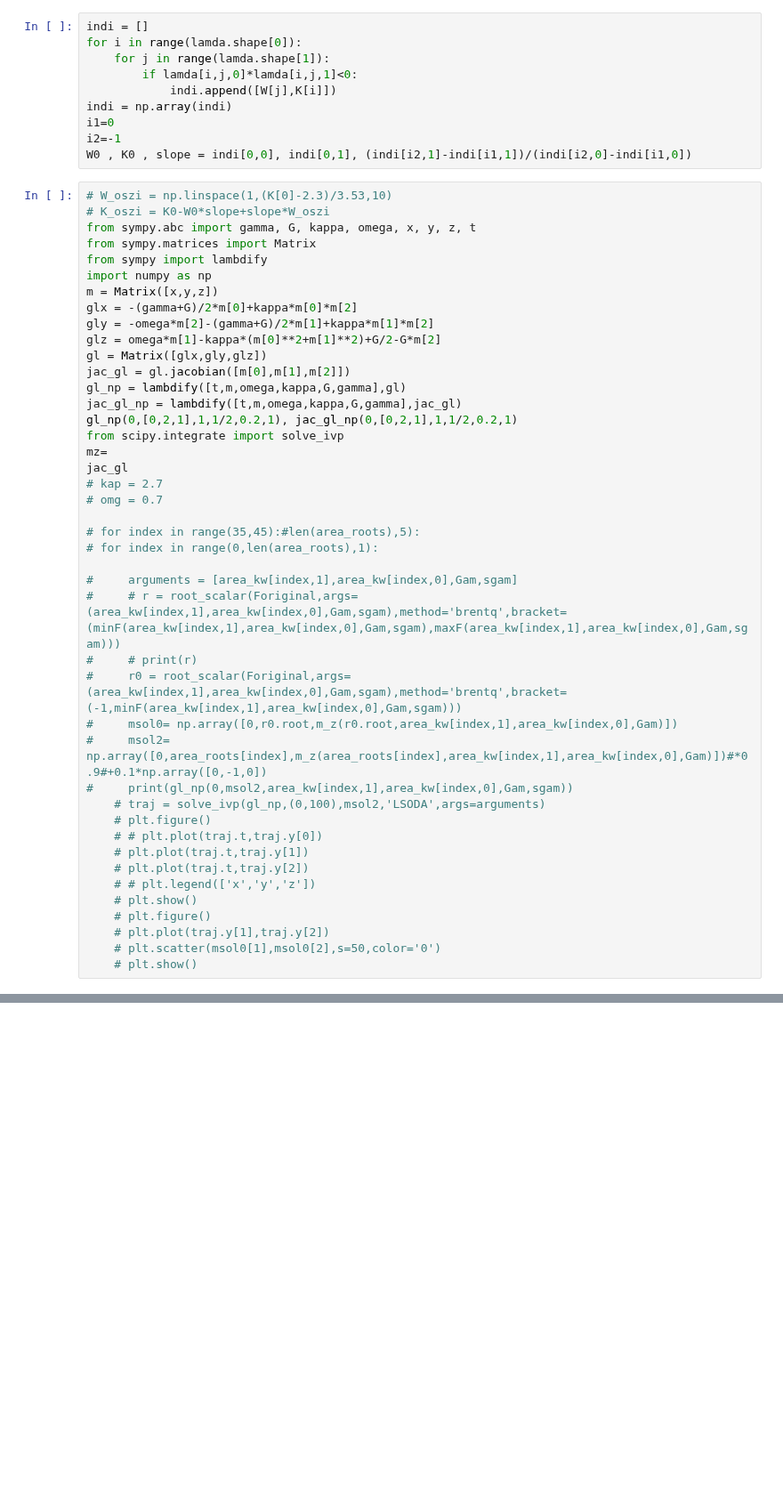
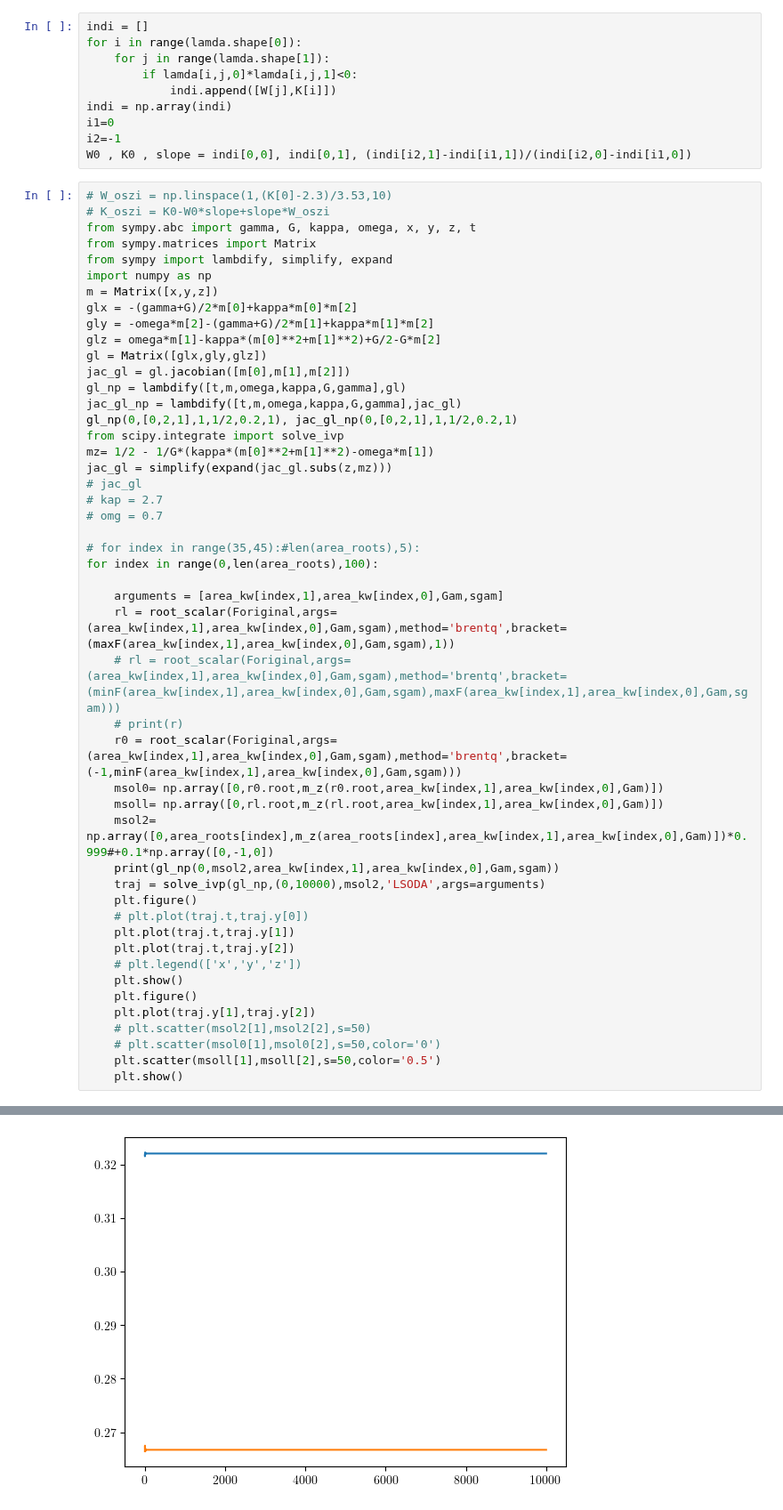
Before and after one commit to ChriGomm/Bachelor_sympy, a Jupyter notebook: sign_lam.ipynb, the cells around one changed output, grey strips where cells are left out. Shown at 89% size. Drawn from its saved outputs; the diff is of its cells as text; blank space fills up the shorter version.

```diff
--- a/sign_lam.ipynb
+++ b/sign_lam.ipynb
@@ -895,7 +944,7 @@ W0 , K0 , slope = indi[0,0], indi[0,1], (indi[i2,1]-indi[i1,1])/(indi[i2,0]-indi
 # K_oszi = K0-W0*slope+slope*W_oszi
 from sympy.abc import gamma, G, kappa, omega, x, y, z, t
 from sympy.matrices import Matrix
-from sympy import lambdify
+from sympy import lambdify, simplify, expand
 import numpy as np
 m = Matrix([x,y,z])
 glx = -(gamma+G)/2*m[0]+kappa*m[0]*m[2]
@@ -907,30 +956,35 @@ gl_np = lambdify([t,m,omega,kappa,G,gamma],gl)
 jac_gl_np = lambdify([t,m,omega,kappa,G,gamma],jac_gl)
 gl_np(0,[0,2,1],1,1/2,0.2,1), jac_gl_np(0,[0,2,1],1,1/2,0.2,1)
 from scipy.integrate import solve_ivp
-mz=
-jac_gl
+mz= 1/2 - 1/G*(kappa*(m[0]**2+m[1]**2)-omega*m[1])
+jac_gl = simplify(expand(jac_gl.subs(z,mz)))
+# jac_gl
 # kap = 2.7
 # omg = 0.7
 
 # for index in range(35,45):#len(area_roots),5):
-# for index in range(0,len(area_roots),1):
+for index in range(0,len(area_roots),100):
 
-#     arguments = [area_kw[index,1],area_kw[index,0],Gam,sgam]
-#     # r = root_scalar(Foriginal,args=(area_kw[index,1],area_kw[index,0],Gam,sgam),method='brentq',bracket=(minF(area_kw[index,1],area_kw[index,0],Gam,sgam),maxF(area_kw[index,1],area_kw[index,0],Gam,sgam)))
-#     # print(r)
-#     r0 = root_scalar(Foriginal,args=(area_kw[index,1],area_kw[index,0],Gam,sgam),method='brentq',bracket=(-1,minF(area_kw[index,1],area_kw[index,0],Gam,sgam)))
-#     msol0= np.array([0,r0.root,m_z(r0.root,area_kw[index,1],area_kw[index,0],Gam)])
-#     msol2= np.array([0,area_roots[index],m_z(area_roots[index],area_kw[index,1],area_kw[index,0],Gam)])#*0.9#+0.1*np.array([0,-1,0])
-#     print(gl_np(0,msol2,area_kw[index,1],area_kw[index,0],Gam,sgam))
-    # traj = solve_ivp(gl_np,(0,100),msol2,'LSODA',args=arguments)
-    # plt.figure()
-    # # plt.plot(traj.t,traj.y[0])
-    # plt.plot(traj.t,traj.y[1])
-    # plt.plot(traj.t,traj.y[2])
-    # # plt.legend(['x','y','z'])
-    # plt.show()
-    # plt.figure()
-    # plt.plot(traj.y[1],traj.y[2])
+    arguments = [area_kw[index,1],area_kw[index,0],Gam,sgam]
+    rl = root_scalar(Foriginal,args=(area_kw[index,1],area_kw[index,0],Gam,sgam),method='brentq',bracket=(maxF(area_kw[index,1],area_kw[index,0],Gam,sgam),1))
+    # rl = root_scalar(Foriginal,args=(area_kw[index,1],area_kw[index,0],Gam,sgam),method='brentq',bracket=(minF(area_kw[index,1],area_kw[index,0],Gam,sgam),maxF(area_kw[index,1],area_kw[index,0],Gam,sgam)))
+    # print(r)
+    r0 = root_scalar(Foriginal,args=(area_kw[index,1],area_kw[index,0],Gam,sgam),method='brentq',bracket=(-1,minF(area_kw[index,1],area_kw[index,0],Gam,sgam)))
+    msol0= np.array([0,r0.root,m_z(r0.root,area_kw[index,1],area_kw[index,0],Gam)])
+    msoll= np.array([0,rl.root,m_z(rl.root,area_kw[index,1],area_kw[index,0],Gam)])
+    msol2= np.array([0,area_roots[index],m_z(area_roots[index],area_kw[index,1],area_kw[index,0],Gam)])*0.999#+0.1*np.array([0,-1,0])
+    print(gl_np(0,msol2,area_kw[index,1],area_kw[index,0],Gam,sgam))
+    traj = solve_ivp(gl_np,(0,10000),msol2,'LSODA',args=arguments)
+    plt.figure()
+    # plt.plot(traj.t,traj.y[0])
+    plt.plot(traj.t,traj.y[1])
+    plt.plot(traj.t,traj.y[2])
+    # plt.legend(['x','y','z'])
+    plt.show()
+    plt.figure()
+    plt.plot(traj.y[1],traj.y[2])
+    # plt.scatter(msol2[1],msol2[2],s=50)
     # plt.scatter(msol0[1],msol0[2],s=50,color='0')
-    # plt.show()
+    plt.scatter(msoll[1],msoll[2],s=50,color='0.5')
+    plt.show()
 # %% [output]
@@ -937,0 +994 @@ $\displaystyle \left[\begin{matrix}- \frac{G}{2} - \frac{\gamma}{2} + \kappa z &
+[figure, added]
```
Also changed, not shown: parts of 11 cells of this notebook.
